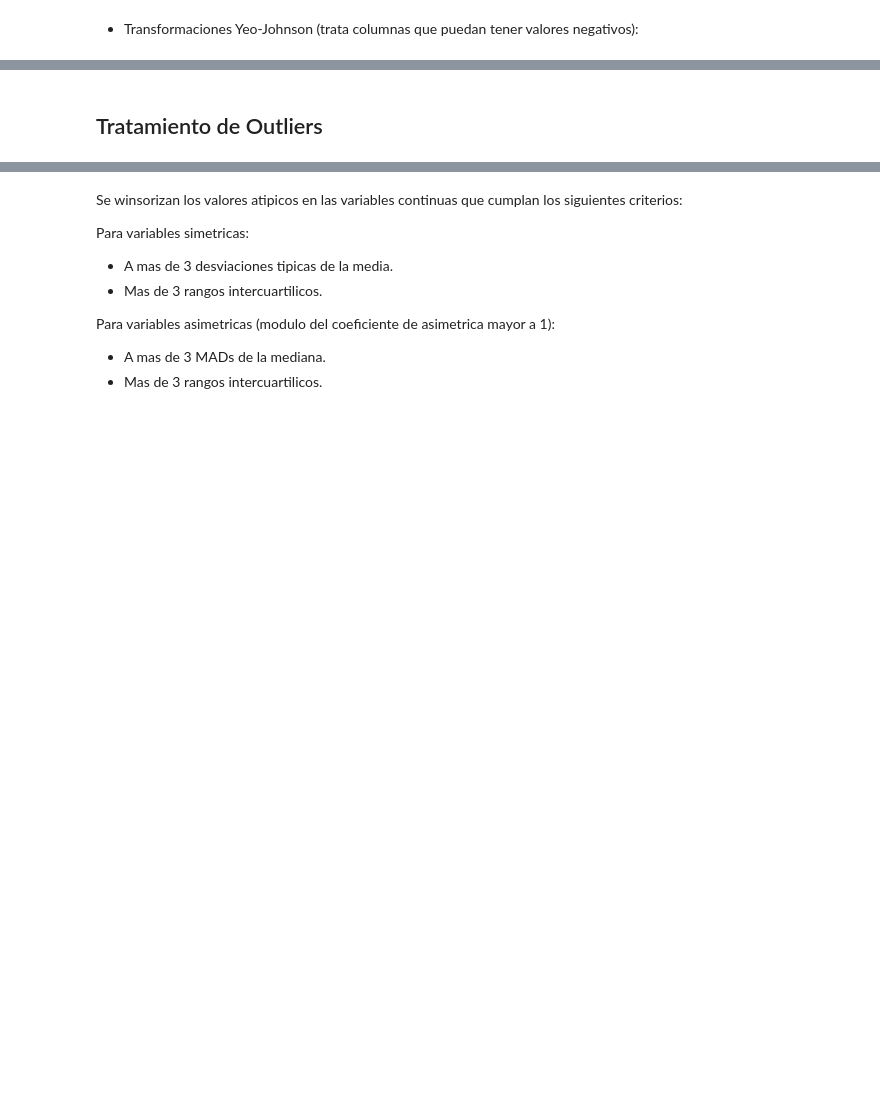
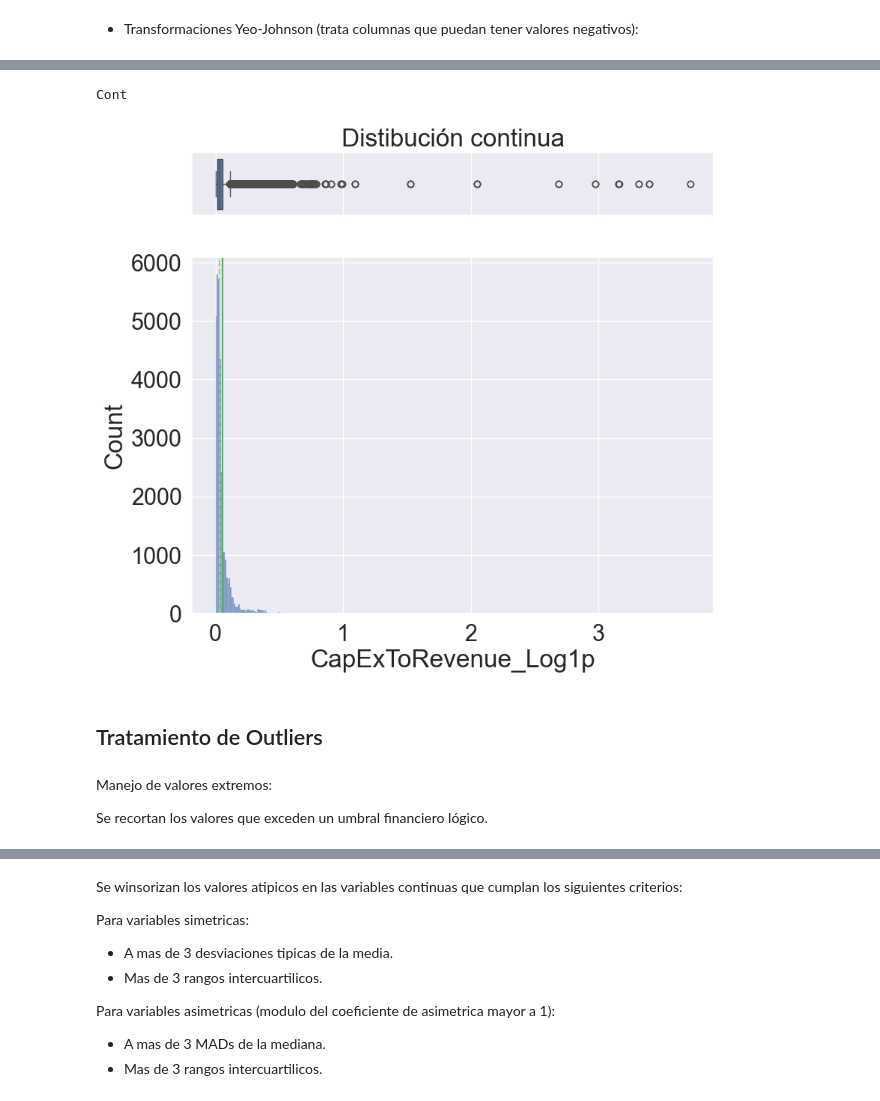
Before and after one commit to sebakremis/FinDataMining, a Jupyter notebook: 02_Notebook_Transformacion.ipynb, the cells around one changed output, grey strips where cells are left out. Drawn from its saved outputs; the diff is of its cells as text; code cells hidden in the pictures; blank space fills up the shorter version.

```diff
--- a/02_Notebook_Transformacion.ipynb
+++ b/02_Notebook_Transformacion.ipynb
@@ -605,6 +638,15 @@ for col in columnas_log:
 # %%
 columnas_yeo = [
     'QuarterlyReturn_Lag1',
+    'TotalRevenue_TTM_QoQ',
+    'FcfToEbitda',
+    'NetDebtToEbitda',
+    'TotalRevenue_TTM_YoY',
+    'AverageDailyVolume_Lag1_QoQ',
+    'AverageDailyVolume_Lag1_YoY',
+    'EBITDA_TTM_QoQ',
+    'EBITDA_TTM_YoY',
+    'ShortTermBeta'
     ]
 
 df_transformed = transformar_yeo_johnson(
@@ -614,7 +656,7 @@ df_transformed = transformar_yeo_johnson(
 
 print("### Coeficientes de asimetría antes y después de transformar: ###")
 for col in columnas_yeo:
-    print(f'  - {col}:', df_imputed[col].skew(), '->', df_transformed[f'{col}_YeoTransformed'].skew())
+    print(f'  - {col}:', df_imputed[col].skew(), '->', df_transformed[f'{col}_Yeo'].skew())
 # %% [output]
 ### Coeficientes de asimetría antes y después de transformar: ###
   - QuarterlyReturn_Lag1: 46.54363124361943 -> -0.2030417216459385
@@ -621,2 +672,22 @@ for col in columnas_yeo:
+# %%
+# Transformaciones de Rango (percentiles)
+# Se aplica sobre las columnas RelativeAssets y RelativeRevenue
+cols_relativas = ['RelativeAssets', 'RelativeRevenue']
+
+for col in cols_relativas:
+    # pct=True devuelve un valor entre 0 y 1 (el percentil)
+    df_transformed[f'{col}_Ranked'] = df_transformed[col].rank(pct=True)
+    df_transformed = df_transformed.drop(col, axis=1)
+# %%
+# Visualizar cambios
+columna_a_graficar = 'CapExToRevenue_Log1p' # indicar columna para el grafico
+plot(df_transformed[columna_a_graficar])
+# %% [output]
+Cont
+[figure, added]
 # %% [markdown]
 ## Tratamiento de Outliers
+# %% [markdown]
+Manejo de valores extremos:
+
+Se recortan los valores que exceden un umbral financiero lógico.
```
Also changed, not shown: parts of 19 cells of this notebook, 10 other files.
